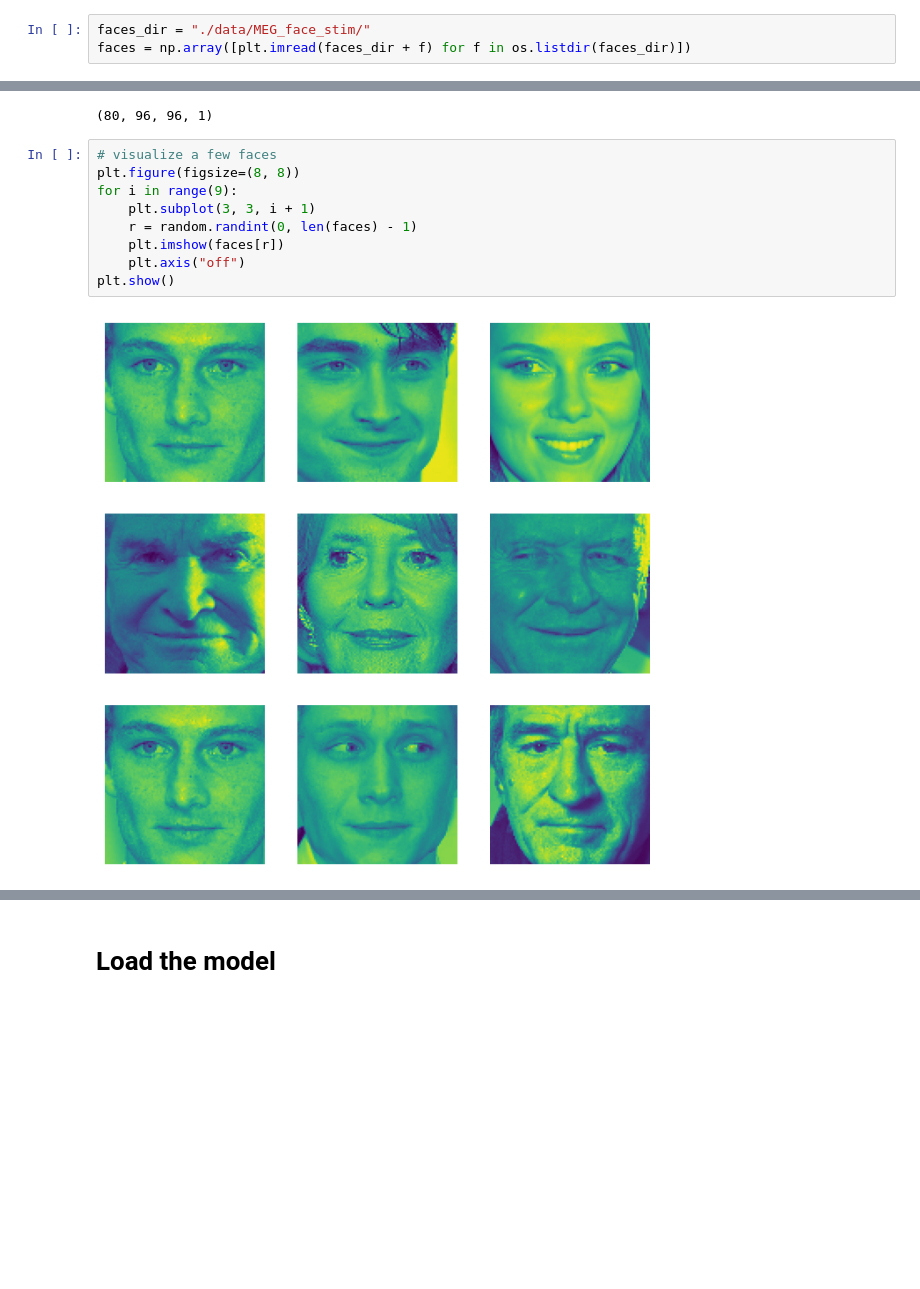
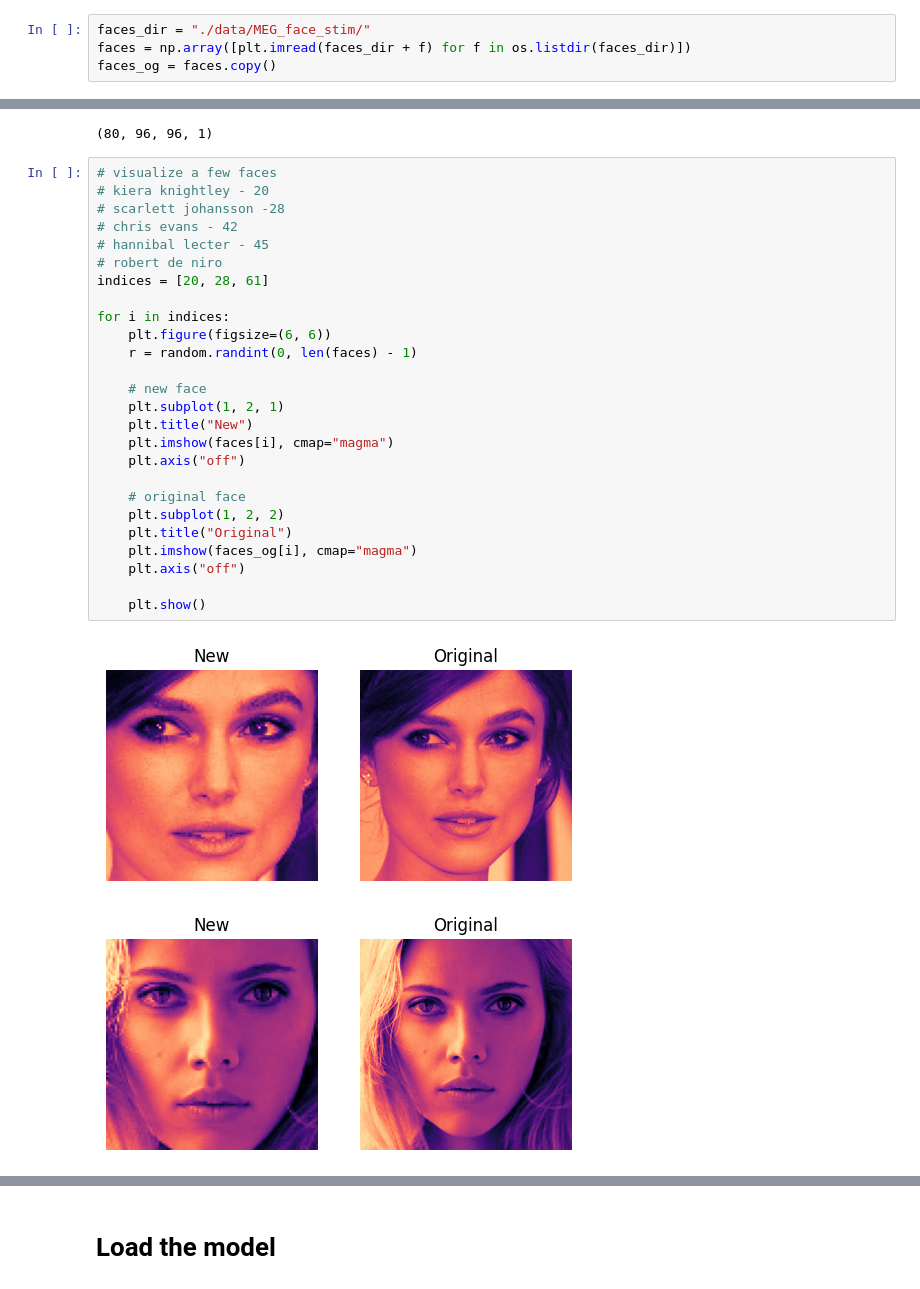
Before and after one commit to abhayp2204/Face-Signatures, a Jupyter notebook: code.ipynb, the cells around one changed output, grey strips where cells are left out. Drawn from its saved outputs; the diff is of its cells as text; blank space fills up the shorter version.

```diff
--- a/code.ipynb
+++ b/code.ipynb
@@ -12,6 +18,7 @@ import tensorflow as tf
 # %%
 faces_dir = "./data/MEG_face_stim/"
 faces = np.array([plt.imread(faces_dir + f) for f in os.listdir(faces_dir)])
+faces_og = faces.copy()
 # %%
 mid = 250
 res = 96
@@ -24,14 +31,32 @@ faces = faces.reshape(-1, output, output, 1)
 print(faces.shape)
 # %% [output]
 (80, 96, 96, 1)
-# %%
-# visualize a few faces
-plt.figure(figsize=(8, 8))
-for i in range(9):
-    plt.subplot(3, 3, i + 1)
-    r = random.randint(0, len(faces) - 1)
-    plt.imshow(faces[r])
-    plt.axis("off")
-plt.show()
-# %% [output]
-[figure, removed]
+# %%
+# visualize a few faces
+# kiera knightley - 20
+# scarlett johansson -28
+# chris evans - 42
+# hannibal lecter - 45
+# robert de niro
+indices = [20, 28, 61]
+
+for i in indices:
+    plt.figure(figsize=(6, 6))
+    r = random.randint(0, len(faces) - 1)
+
+    # new face
+    plt.subplot(1, 2, 1)
+    plt.title("New")
+    plt.imshow(faces[i], cmap="magma")
+    plt.axis("off")
+
+    # original face
+    plt.subplot(1, 2, 2)
+    plt.title("Original")
+    plt.imshow(faces_og[i], cmap="magma")
+    plt.axis("off")
+
+    plt.show()
+# %% [output]
+[figure, added]
+[figure, added]
```
Also changed, not shown: parts of 16 cells of this notebook, 1 other file.
